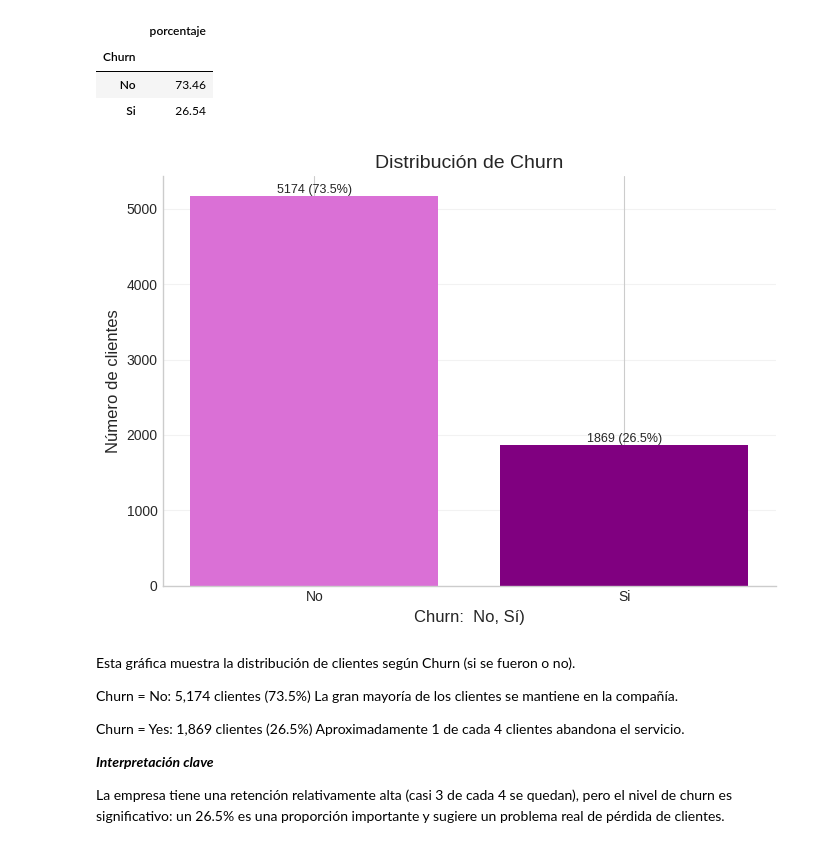
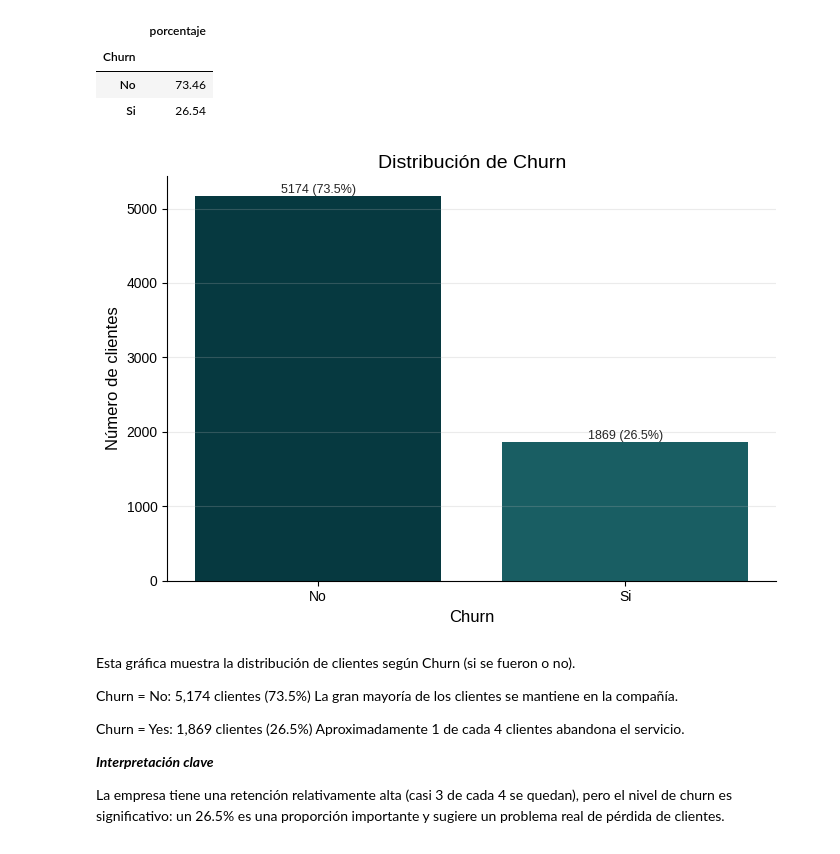
Before and after one commit to rocioivonneperezgonzalez-ship-it/Challenge_TlecomX_Alura_LATAM, a Jupyter notebook: TelecomX_LATAM.ipynb, the cells around one changed output. Cells and saved outputs as stored; diff of their text form; code cells hidden in the pictures.

```diff
--- a/TelecomX_LATAM.ipynb
+++ b/TelecomX_LATAM.ipynb
@@ -347,7 +347,7 @@ col = {                                                        # Diccionario con
     'account.Contract': 'tipo_contrato',
     'account.PaperlessBilling': 'factura_digital',
     'account.PaymentMethod': 'metodo_pago',
-    'account.Charges.Monthly': 'valor_mensal',
+    'account.Charges.Monthly': 'valor_mensual',
     'account.Charges.Total': 'total_cobrado'
 }
 df = df.rename(columns= col)
@@ -371,8 +371,8 @@ Tambien remplazaremos pasaremos la información de ingles a español
 # %%
 df['Churn'] = df['Churn'].replace({'No': 'No', 'Yes': 'Si'})
 df['genero'] = df['genero'].replace({'Female': 'Femenino', 'Male': 'Masculino'})
-df['posee_pareja'] = df['posee_pareja'].replace({'Yes': 'Si', 'No': 'NO'})
-df['posee_dependientes'] = df['posee_dependientes'].replace({'Yes': 'Si', 'No': '0'})
+df['posee_pareja'] = df['posee_pareja'].replace({'Yes': 'Si', 'No': 'No'})
+df['posee_dependientes'] = df['posee_dependientes'].replace({'Yes': 'Si', 'No': 'No'})
 df['servicio_telefono'] = df['servicio_telefono'].replace({'Yes': 'Si', 'No': 'No'})
 df['multiples_lineas'] = df['multiples_lineas'].replace({'No': 'No', 'Yes': 'Si', 'No phone service': 'Sin servicio de teléfono'})
 df['tipo_internet'] = df['tipo_internet'].replace({'No': 'No'})
@@ -482,3 +480,5 @@ colores = ['orchid', 'purple', 'olive', 'teal', 'tomato']
+# %%
+colores = ["#063940", "#195E63", "#3E838C", "#8EBDB6", "#ECE1C3",]
 # %%
 import matplotlib.pyplot as plt
 import seaborn as sns
@@ -505,29 +505,29 @@ Porcentaje de Churn:
 # %%
 # Grafica:conteo con porcentaje
 fig, ax = plt.subplots(figsize=(7, 5))
 x_labels = df_churn.index.tolist()
 ax.bar(x_labels, df_churn.values, color = colores)
 
 plt.style.use("seaborn-v0_8-whitegrid")
 
 ax.set_title("Distribución de Churn", fontsize = 14)
-ax.set_xlabel("Churn:  No, Sí)", fontsize=12)
+ax.set_xlabel("Churn", fontsize=12)
 ax.set_ylabel("Número de clientes", fontsize = 12 )
 ax.grid(axis="y", alpha=0.25)
 ax.xaxis.set_tick_params(labelsize=10)
 ax.yaxis.set_tick_params(labelsize=10)
 
 for i, v in enumerate(df_churn.values):
     ax.text(i, v, f"{v} ({v/df_churn_total:.1%})", ha="center", va="bottom", fontsize=9)
 
 ax.spines['top'].set_visible(False) #Para quitar la linea de arriba
 ax.spines['right'].set_visible(False) # para quitar la linea de la derecha
 
 
 plt.tight_layout()
 plt.show()
 # %% [output]
-[figure, old version]
+[figure, new version]
 # %% [markdown]
 Esta gráfica muestra la distribución de clientes según Churn (si se fueron o no).
 
```
Also changed, not shown: parts of 38 cells of this notebook.
